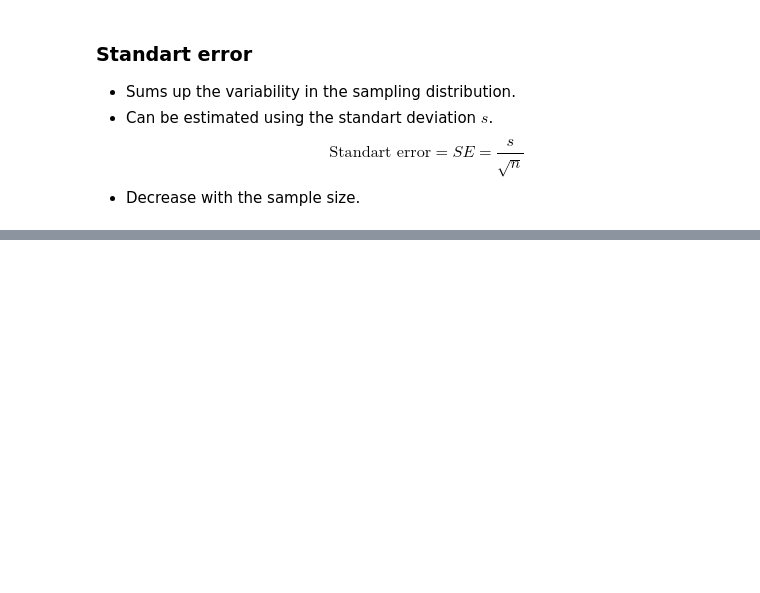
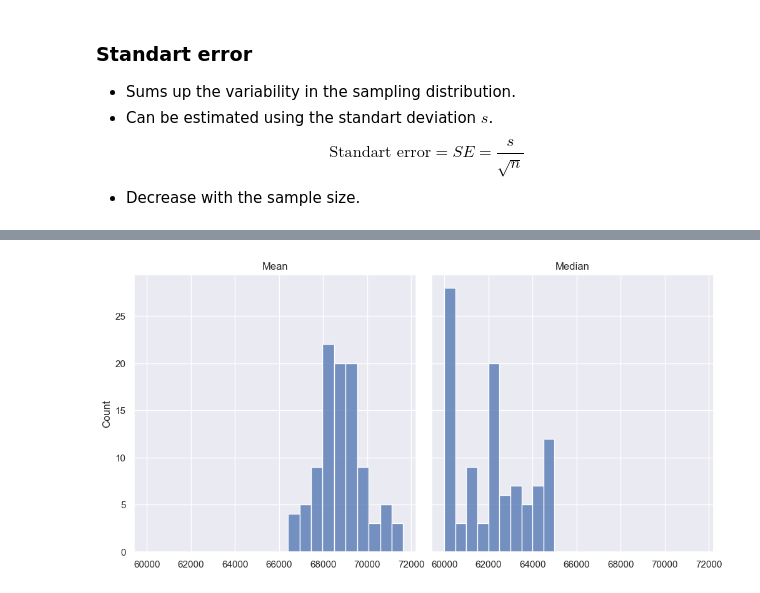
Before and after one commit to alvarodiegomaia/practical-statistics-for-data-scientists, a Jupyter notebook: notebooks/Chapter 2 - Data and Sampling Distributions.ipynb, the cells around one changed output, grey strips where cells are left out. Drawn from its saved outputs; the diff is of its cells as text; code cells hidden in the pictures; blank space fills up the shorter version.

```diff
--- a/notebooks/Chapter 2 - Data and Sampling Distributions.ipynb
+++ b/notebooks/Chapter 2 - Data and Sampling Distributions.ipynb
@@ -171,0 +197,35 @@ plt.show()
+# %%
+n = 1000
+R = 100
+results_mean = []
+results_median = []
+
+for i in range(R):
+    bootstrap_sample = resample(df_loans, n_samples=n, replace=True)
+    results_mean.append(bootstrap_sample.mean())
+    results_median.append(bootstrap_sample.median())
+
+results_mean = pd.Series(results_mean)
+results_median = pd.Series(results_median)
+# %%
+%%capture --no-display
+
+fig, ax = plt.subplots(
+    ncols=2,
+    nrows=1,
+    constrained_layout=True,
+    sharey=True,
+    sharex=True,
+    figsize=(10, 5),
+)
+
+
+sns.histplot(results_mean, bins=10, ax=ax[0])
+sns.histplot(results_median, bins=10, ax=ax[1])
+
+ax[0].set_title('Mean')
+ax[1].set_title('Median')
+
+plt.show()
+# %% [output]
+[figure, added]
```
Also changed, not shown: parts of 35 cells of this notebook.
